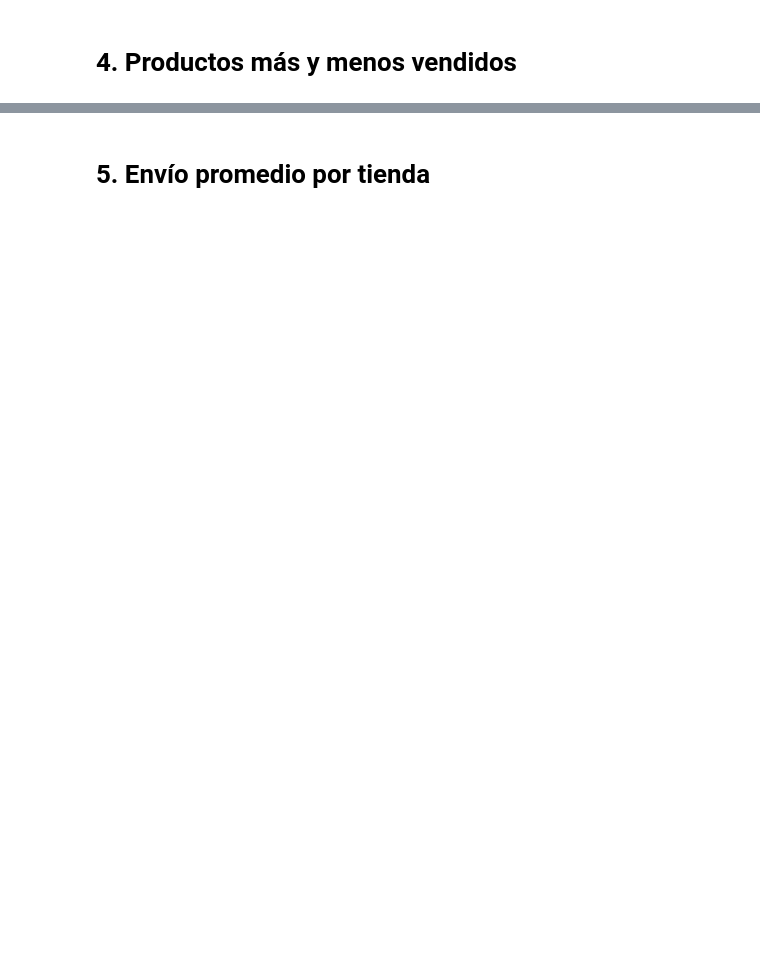
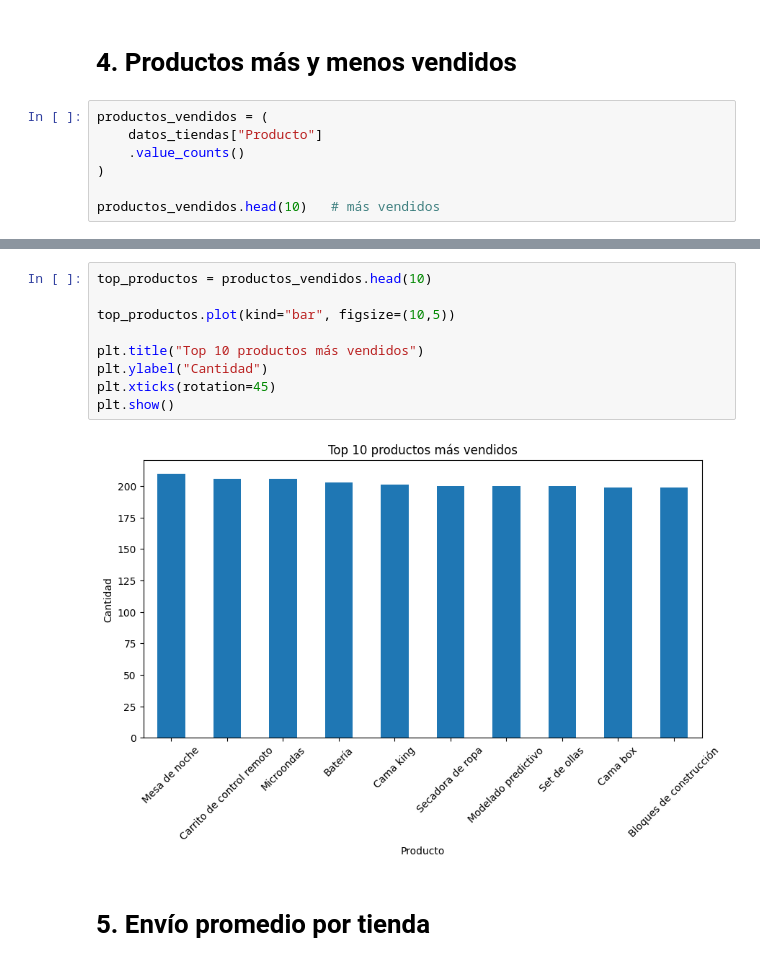
Before and after one commit to dmorganc14/analisis-alura-store, a Jupyter notebook: AluraStoreLatam.ipynb, the cells around one changed output, grey strips where cells are left out. Cells and saved outputs as stored; diff of their text form; blank space fills up the shorter version.

```diff
--- a/AluraStoreLatam.ipynb
+++ b/AluraStoreLatam.ipynb
@@ -141,2 +211,9 @@ dtype: float64
 # %% [markdown]
 # 4. Productos más y menos vendidos
+# %%
+productos_vendidos = (
+    datos_tiendas["Producto"]
+    .value_counts()
+)
+
+productos_vendidos.head(10)   # más vendidos
@@ -143,2 +250,13 @@ dtype: float64
+# %%
+top_productos = productos_vendidos.head(10)
+
+top_productos.plot(kind="bar", figsize=(10,5))
+
+plt.title("Top 10 productos más vendidos")
+plt.ylabel("Cantidad")
+plt.xticks(rotation=45)
+plt.show()
+# %% [output]
+[figure, added]
 # %% [markdown]
 # 5. Envío promedio por tienda
```
Also changed, not shown: parts of 10 cells of this notebook.
